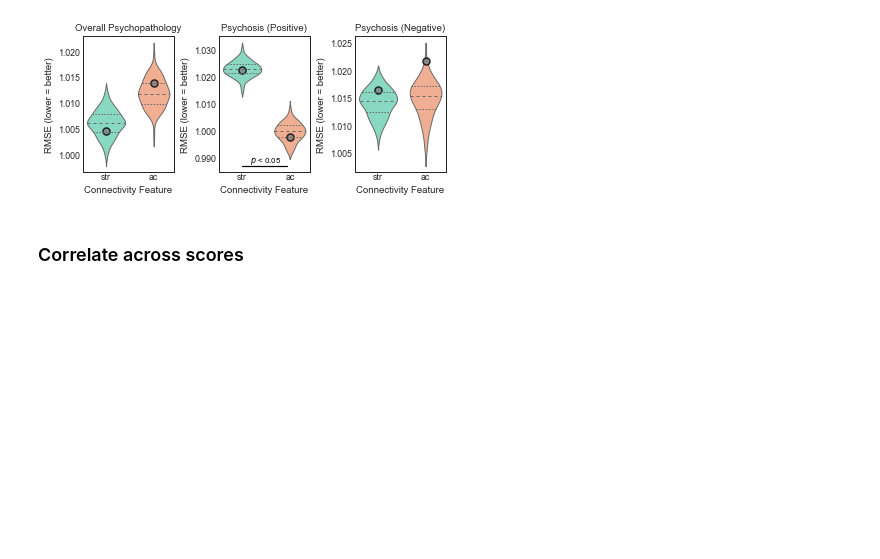
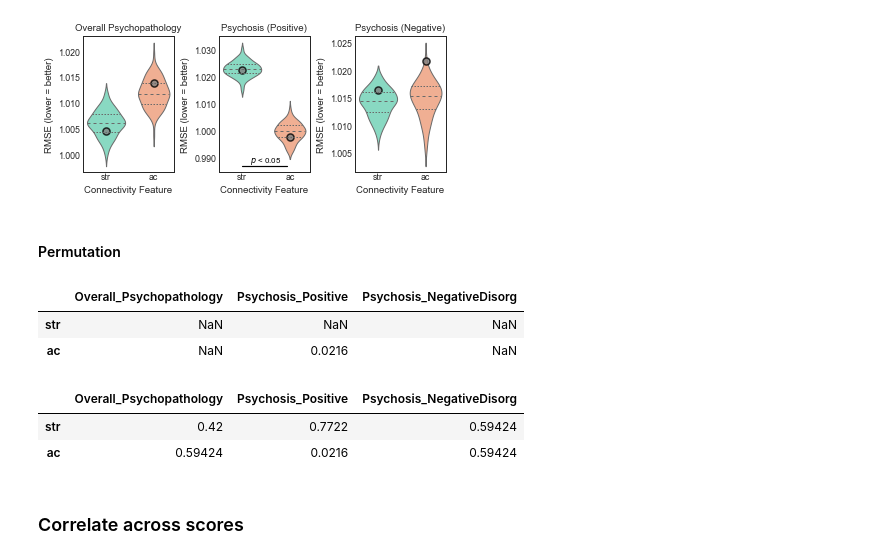
Before and after one commit to lindenmp/neurodev_cs_predictive, a Jupyter notebook: 1_code/7_results_model_performance.ipynb, the cells around one changed output. Cells and saved outputs as stored; diff of their text form; code cells hidden in the pictures; blank space fills up the shorter version.

Commit message:
Added code to test significance of null prediction model

```diff
--- a/1_code/7_results_model_performance.ipynb
+++ b/1_code/7_results_model_performance.ipynb
@@ -245,6 +245,35 @@ plt.subplots_adjust(wspace=0.5)
 f.savefig(outfile_prefix+'performance_comparison_'+alg+'.svg', dpi = 300, bbox_inches = 'tight')
 # %% [output]
 [figure]
+# %% [markdown]
+#### Permutation
+# %%
+indir = predictiondir + 'predict_symptoms_scv_nuis'
+
+z_vals = pd.DataFrame(index = metrics, columns = phenos)
+p_vals = pd.DataFrame(index = metrics, columns = phenos)
+
+for m, metric in enumerate(metrics):
+    for p, pheno in enumerate(phenos):
+        accuracy_mean = np.loadtxt(os.path.join(indir, alg + '_' + score + '_' + metric + '_' + pheno, 'accuracy_mean_nuis.txt'))
+        permuted_acc = np.loadtxt(os.path.join(indir, alg + '_' + score + '_' + metric + '_' + pheno, 'permuted_acc_nuis.txt'))
+
+        p_vals.loc[metric,pheno] = np.sum(permuted_acc >= accuracy_mean) / len(permuted_acc)
+
+# multiple comparisons
+p_vals = get_fdr_p_df(p_vals, rows = False)
+
+p_vals[p_vals < 0.05]
+# %% [output]
+|  | Overall_Psychopathology | Psychosis_Positive | Psychosis_NegativeDisorg |
+| str | NaN | NaN | NaN |
+| ac | NaN | 0.0216 | NaN |
+# %%
+p_vals
+# %% [output]
+|  | Overall_Psychopathology | Psychosis_Positive | Psychosis_NegativeDisorg |
+| str | 0.42 | 0.7722 | 0.59424 |
+| ac | 0.59424 | 0.0216 | 0.59424 |
 # %% [markdown]
 ### Correlate across scores
 # %%
```
Also changed, not shown: parts of 1 cell of this notebook, 1 other file.
